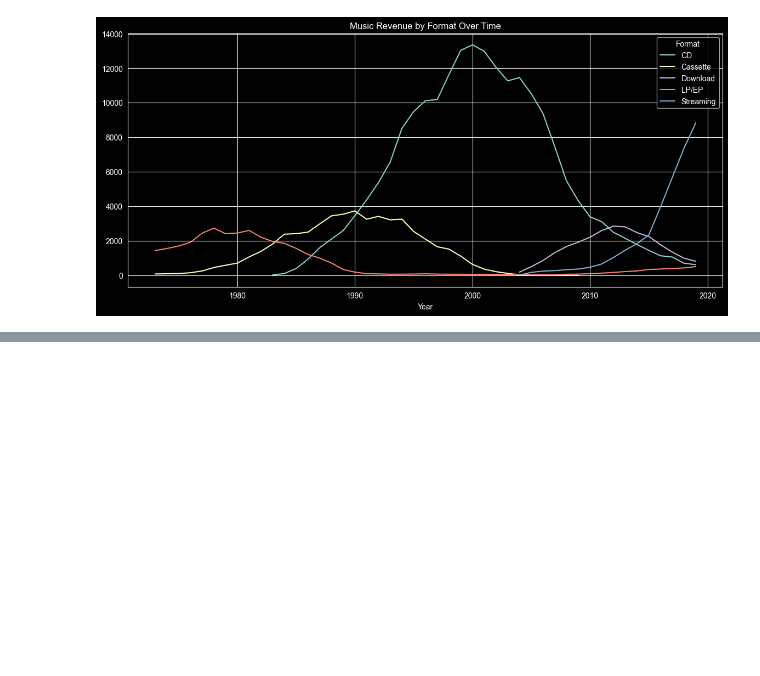
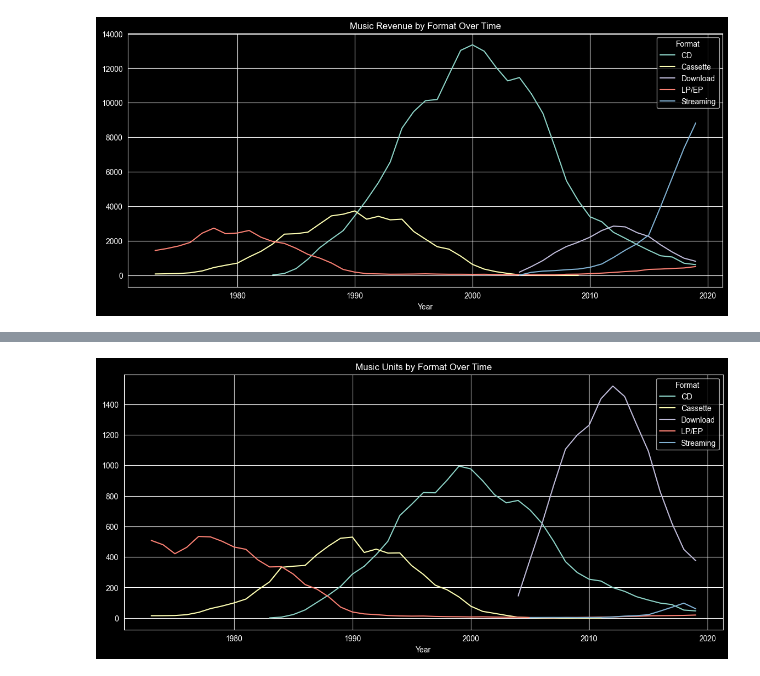
Before and after one commit to JohnnyHyytiainen/DEUX2025_music_project, a Jupyter notebook: notebooks/eda-felix-music-format-year.ipynb, the cells around one changed output, grey strips where cells are left out. Saved outputs shown, nothing was run; the diff lists cells and outputs as text; code cells hidden in the pictures; blank space fills up the shorter version.

Commit message:
feat: unit plot and format lifecycle analysis

```diff
--- a/notebooks/eda-felix-music-format-year.ipynb
+++ b/notebooks/eda-felix-music-format-year.ipynb
@@ -157,3 +157,6 @@ pivot = df_filtered.pivot_table(index='Year', columns='Format', values='Value (A
 pivot.plot(figsize=(14, 6), title='Music Revenue by Format Over Time')
 # %% [output]
 [figure]
+# %%
+df_units = df_clean[df_clean['Metric'] == 'Units']  # capital U
+df_units.groupby('Format')['Value (Actual)'].sum().sort_values(ascending=False)
@@ -159,0 +183,9 @@ pivot.plot(figsize=(14, 6), title='Music Revenue by Format Over Time')
+# %%
+df_filtered_units = df_units[df_units['Format'].isin(format_mapping.keys())].copy()
+df_filtered_units['Format'] = df_filtered_units['Format'].map(format_mapping)
+
+# --- Pivot & plot ---
+pivot = df_filtered_units.pivot_table(index='Year', columns='Format', values='Value (Actual)', aggfunc='sum')
+pivot.plot(figsize=(14, 6), title='Music Units by Format Over Time')
+# %% [output]
+[figure, added]
```
Also changed, not shown: parts of 4 cells of this notebook.
